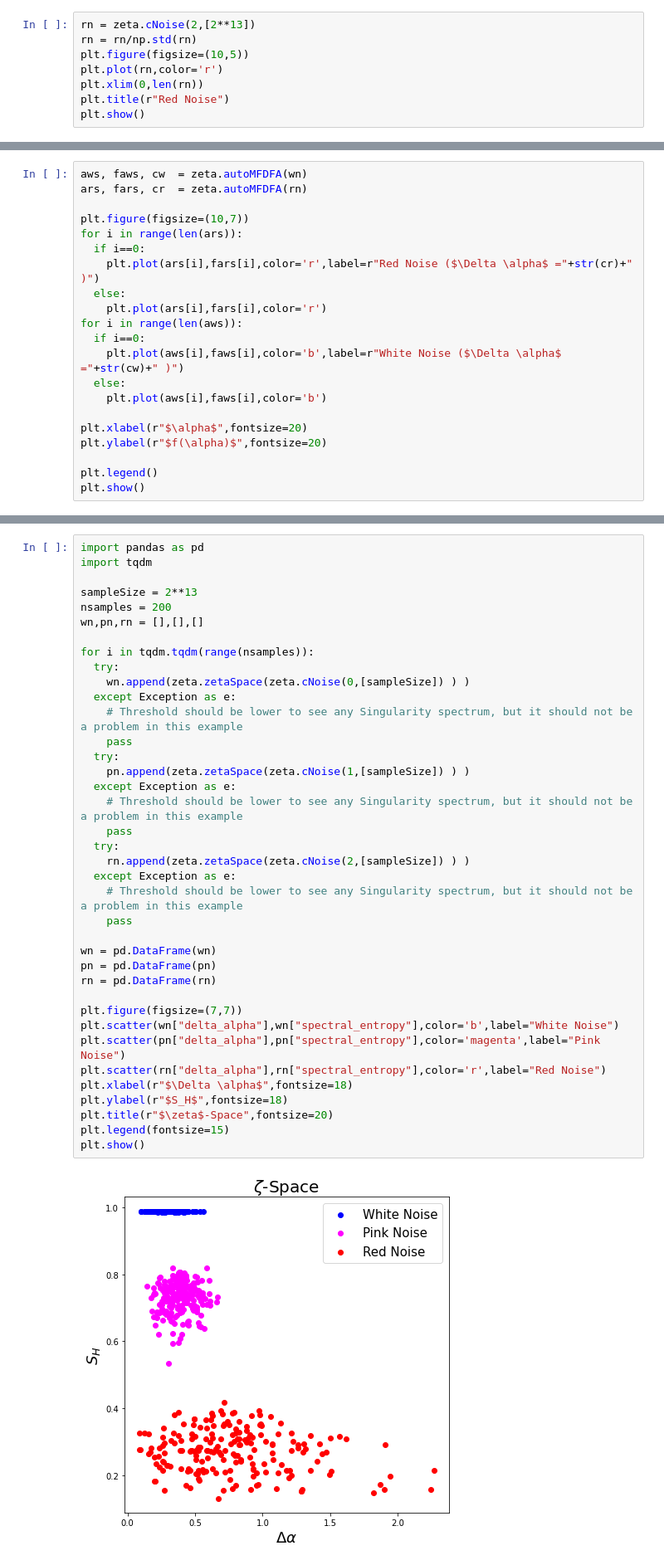
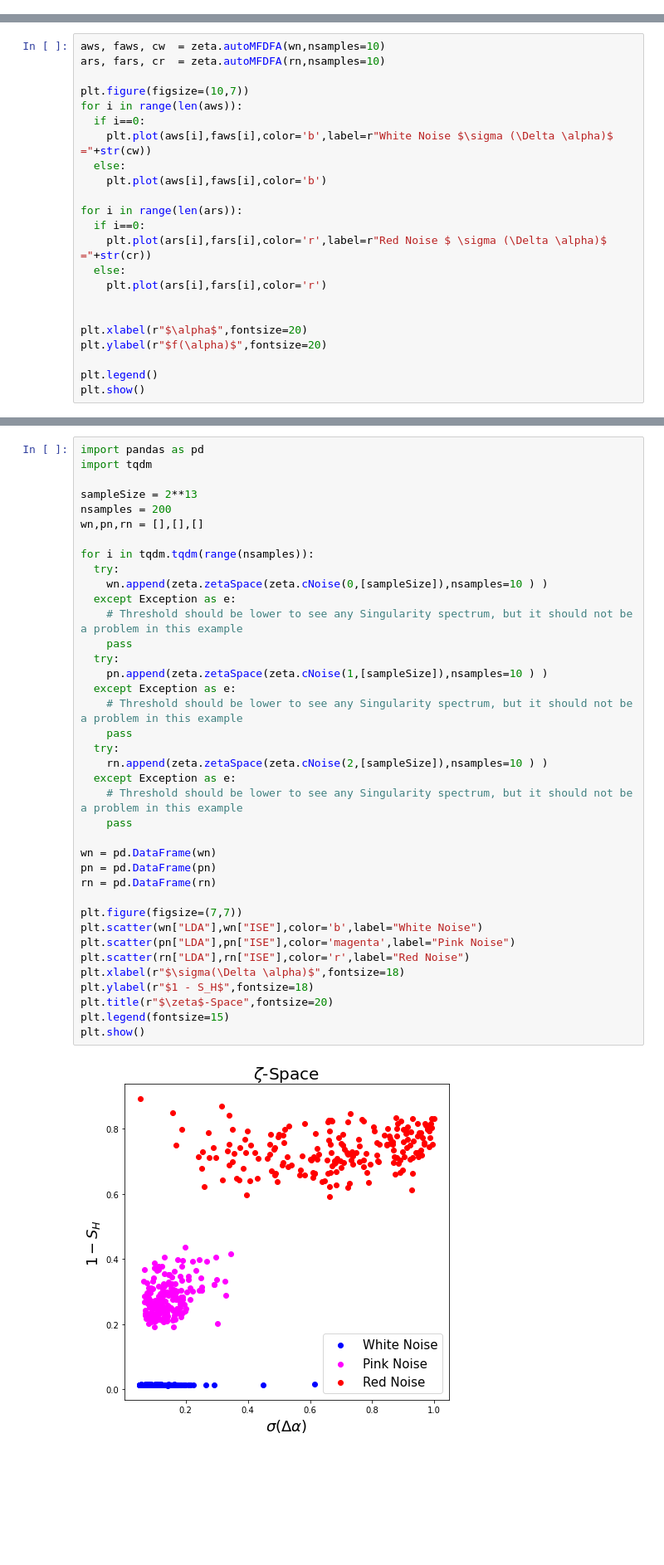
Before and after one commit to rsautter/Chi-Space, a Jupyter notebook: examples/ColoredNoiseExample.ipynb, the cells around one changed output, grey strips where cells are left out. Shown at 83% size. Cells and saved outputs as stored; diff of their text form; blank space fills up the shorter version.

Commit message:
Update to the new space

```diff
--- a/examples/ColoredNoiseExample.ipynb
+++ b/examples/ColoredNoiseExample.ipynb
@@ -47,8 +50,0 @@ plt.show()
-# %%
-rn = zeta.cNoise(2,[2**13])
-rn = rn/np.std(rn)
-plt.figure(figsize=(10,5))
-plt.plot(rn,color='r')
-plt.xlim(0,len(rn))
-plt.title(r"Red Noise")
-plt.show()
@@ -57,20 +51,22 @@ plt.show()
 # %% [markdown]
 # 2. Visualizing Set of Singularity Spectrum
 # %%
-aws, faws, cw  = zeta.autoMFDFA(wn)
-ars, fars, cr  = zeta.autoMFDFA(rn)
+aws, faws, cw  = zeta.autoMFDFA(wn,nsamples=10)
+ars, fars, cr  = zeta.autoMFDFA(rn,nsamples=10)
 
 plt.figure(figsize=(10,7))
+for i in range(len(aws)):
+  if i==0:
+    plt.plot(aws[i],faws[i],color='b',label=r"White Noise $\sigma (\Delta \alpha)$ ="+str(cw))
+  else:
+    plt.plot(aws[i],faws[i],color='b')
+
 for i in range(len(ars)):
   if i==0:
-    plt.plot(ars[i],fars[i],color='r',label=r"Red Noise ($\Delta \alpha$ ="+str(cr)+" )")
+    plt.plot(ars[i],fars[i],color='r',label=r"Red Noise $ \sigma (\Delta \alpha)$ ="+str(cr))
   else:
     plt.plot(ars[i],fars[i],color='r')
-for i in range(len(aws)):
-  if i==0:
-    plt.plot(aws[i],faws[i],color='b',label=r"White Noise ($\Delta \alpha$ ="+str(cw)+" )")
-  else:
-    plt.plot(aws[i],faws[i],color='b')
+
 
 plt.xlabel(r"$\alpha$",fontsize=20)
 plt.ylabel(r"$f(\alpha)$",fontsize=20)
@@ -135,42 +131,42 @@ Red Noise zeta values:
 import pandas as pd
 import tqdm
 
 sampleSize = 2**13
 nsamples = 200
 wn,pn,rn = [],[],[]
 
 for i in tqdm.tqdm(range(nsamples)):
   try:
-    wn.append(zeta.zetaSpace(zeta.cNoise(0,[sampleSize]) ) )
+    wn.append(zeta.zetaSpace(zeta.cNoise(0,[sampleSize]),nsamples=10 ) )
   except Exception as e:
     # Threshold should be lower to see any Singularity spectrum, but it should not be a problem in this example
     pass
   try:
-    pn.append(zeta.zetaSpace(zeta.cNoise(1,[sampleSize]) ) )
+    pn.append(zeta.zetaSpace(zeta.cNoise(1,[sampleSize]),nsamples=10 ) )
   except Exception as e:
     # Threshold should be lower to see any Singularity spectrum, but it should not be a problem in this example
     pass
   try:
-    rn.append(zeta.zetaSpace(zeta.cNoise(2,[sampleSize]) ) )
+    rn.append(zeta.zetaSpace(zeta.cNoise(2,[sampleSize]),nsamples=10 ) )
   except Exception as e:
     # Threshold should be lower to see any Singularity spectrum, but it should not be a problem in this example
     pass
 
 wn = pd.DataFrame(wn)
 pn = pd.DataFrame(pn)
 rn = pd.DataFrame(rn)
 
 plt.figure(figsize=(7,7))
-plt.scatter(wn["delta_alpha"],wn["spectral_entropy"],color='b',label="White Noise")
-plt.scatter(pn["delta_alpha"],pn["spectral_entropy"],color='magenta',label="Pink Noise")
-plt.scatter(rn["delta_alpha"],rn["spectral_entropy"],color='r',label="Red Noise")
-plt.xlabel(r"$\Delta \alpha$",fontsize=18)
-plt.ylabel(r"$S_H$",fontsize=18)
+plt.scatter(wn["LDA"],wn["ISE"],color='b',label="White Noise")
+plt.scatter(pn["LDA"],pn["ISE"],color='magenta',label="Pink Noise")
+plt.scatter(rn["LDA"],rn["ISE"],color='r',label="Red Noise")
+plt.xlabel(r"$\sigma(\Delta \alpha)$",fontsize=18)
+plt.ylabel(r"$1 - S_H$",fontsize=18)
 plt.title(r"$\zeta$-Space",fontsize=20)
 plt.legend(fontsize=15)
 plt.show()
 # %% [output]
-[figure, old version]
+[figure, new version]
 # %%
 wn.to_csv("zWhite.csv")
 pn.to_csv("zPink.csv")
```
Also changed, not shown: parts of 8 cells of this notebook, 8 other files.
